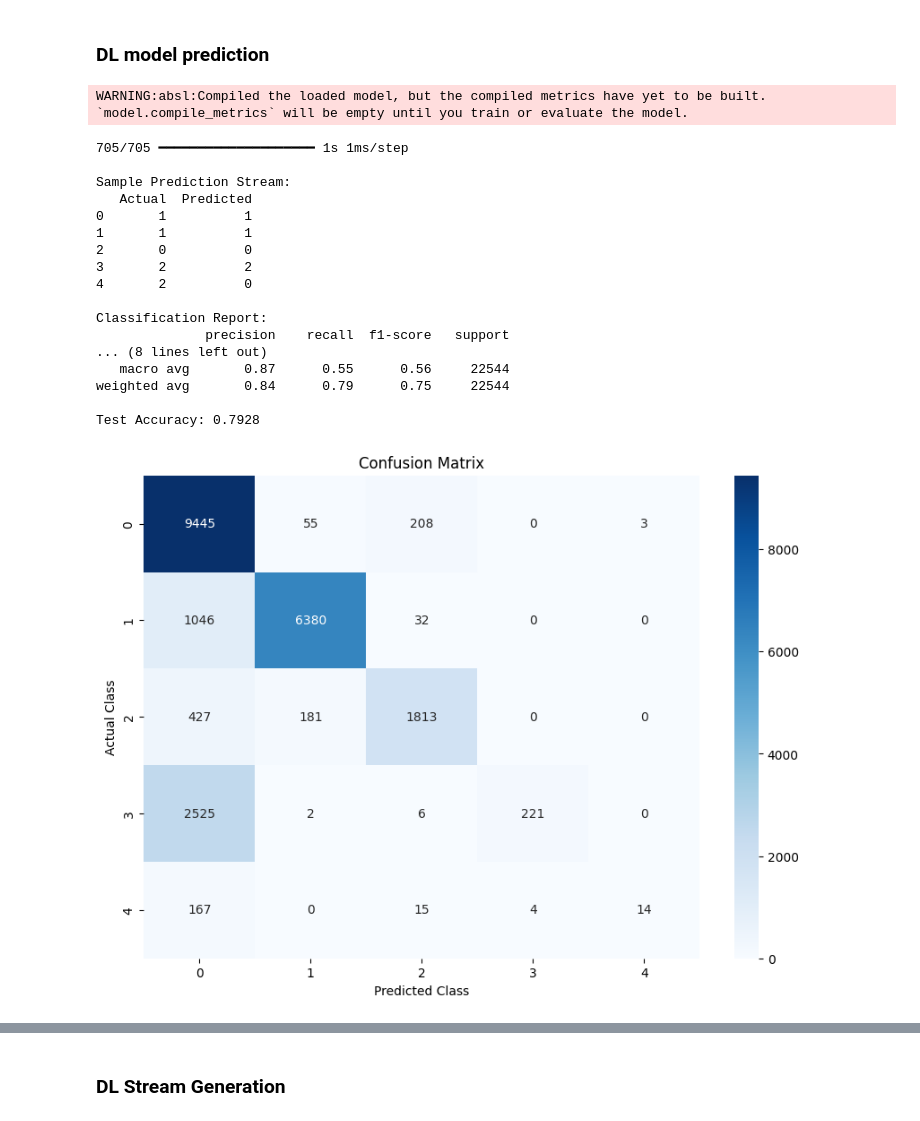
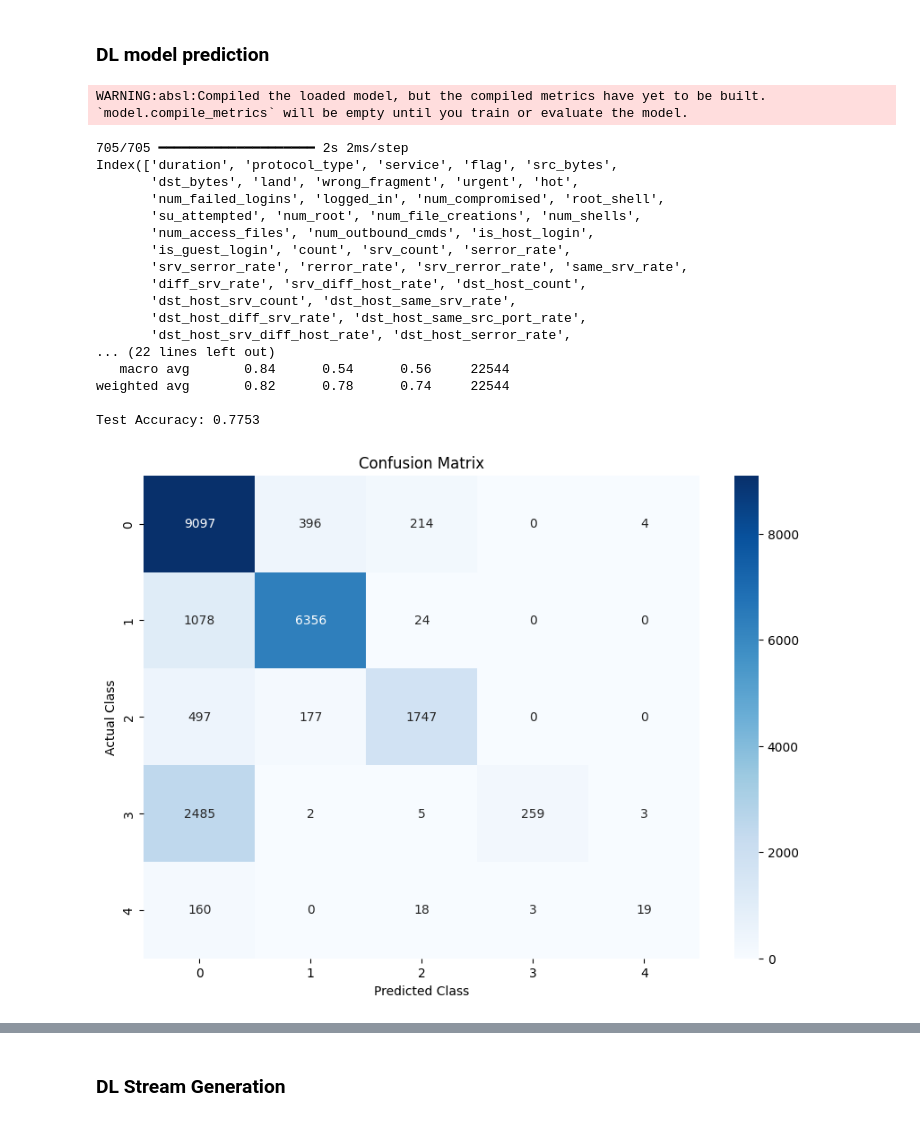
Before and after one commit to ksahil22/smart-intrusion-detection-system, a Jupyter notebook: AI_IDS.ipynb, the cells around one changed output, grey strips where cells are left out. Cells and saved outputs as stored; diff of their text form; code cells hidden in the pictures.

```diff
--- a/AI_IDS.ipynb
+++ b/AI_IDS.ipynb
@@ -8,12 +8,14 @@ import numpy as np
 from sklearn.preprocessing import LabelEncoder, StandardScaler
 from sklearn.model_selection import train_test_split
 
-TRAIN_PATH = '/content/KDDTrain+.txt'
-TEST_PATH  = '/content/KDDTest+.txt'
+TRAIN_PATH = 'datasets/KDDTrain+.txt'
+TEST_PATH  = 'datasets/KDDTest+.txt'
 
+kdd_train = pd.read_csv(TRAIN_PATH, header=None)
+kdd_test = pd.read_csv(TEST_PATH,  header=None)
 
-raw_train = pd.read_csv(TRAIN_PATH, header=None)
-raw_test  = pd.read_csv(TEST_PATH,  header=None)
+raw_train = kdd_train
+raw_test  = kdd_test
 
 print("Raw train shape:", raw_train.shape)
 print("Raw test shape: ", raw_test.shape)
@@ -648,11 +651,26 @@ from tensorflow.keras.models import load_model
 from sklearn.metrics import classification_report, confusion_matrix, accuracy_score
 
 # Load the saved model
-model = load_model('/content/final_kdd_dl_model.h5')
+model = load_model('models/kdd/kdd_dl_model.h5')
 
 # Predict on test data
 y_pred_probs = model.predict(X_test)
 y_pred = np.argmax(y_pred_probs, axis=1)
+print(kdd_test.columns)
+convert_to_csv = pd.DataFrame({
+    'Protocol': kdd_test['protocol_type'],
+    'Service': kdd_test['service'],
+    'Prediction': y_pred
+})
+prediction_map = {
+    0: 'Normal',
+    1: 'DoS',
+    2: 'Probe',
+    3: 'R2L',
+    4: 'U2R'
+}
+convert_to_csv['Prediction'] = convert_to_csv['Prediction'].map(prediction_map)
+convert_to_csv.to_csv('models/cleaned_data/streaming.csv')
 
 # Create Prediction Stream (DataFrame)
 prediction_stream = pd.DataFrame({
@@ -663,47 +681,47 @@ print("\nSample Prediction Stream:")
 print(prediction_stream.head())
 
 # Evaluation Metrics
 print("\nClassification Report:")
 print(classification_report(y_test, y_pred))
 
 accuracy = accuracy_score(y_test, y_pred)
 print(f"Test Accuracy: {accuracy:.4f}")
 
 # Confusion Matrix
 conf_mat = confusion_matrix(y_test, y_pred)
 plt.figure(figsize=(10, 7))
 sns.heatmap(conf_mat, annot=True, fmt='d', cmap='Blues')
 plt.title('Confusion Matrix')
 plt.xlabel('Predicted Class')
 plt.ylabel('Actual Class')
 plt.show()
 
 # Optional: Scatter Plot of Prediction Stream
 plt.figure(figsize=(12, 5))
 plt.scatter(range(len(y_test)), y_test, label='Actual', alpha=0.6, s=10)
 plt.scatter(range(len(y_pred)), y_pred, label='Predicted', alpha=0.6, s=10)
 plt.legend()
 plt.title("Actual vs Predicted Labels (Scatter Plot)")
 plt.xlabel("Sample Index")
 plt.ylabel("Class")
 plt.show()
 # %% [output]
 WARNING:absl:Compiled the loaded model, but the compiled metrics have yet to be built. `model.compile_metrics` will be empty until you train or evaluate the model.
-705/705 ━━━━━━━━━━━━━━━━━━━━ 1s 1ms/step
+705/705 ━━━━━━━━━━━━━━━━━━━━ 2s 2ms/step
+Index(['duration', 'protocol_type', 'service', 'flag', 'src_bytes',
+       'dst_bytes', 'land', 'wrong_fragment', 'urgent', 'hot',
+       'num_failed_logins', 'logged_in', 'num_compromised', 'root_shell',
+       'su_attempted', 'num_root', 'num_file_creations', 'num_shells',
+       'num_access_files', 'num_outbound_cmds', 'is_host_login',
+       'is_guest_login', 'count', 'srv_count', 'serror_rate',
+       'srv_serror_rate', 'rerror_rate', 'srv_rerror_rate', 'same_srv_rate',
+       'diff_srv_rate', 'srv_diff_host_rate', 'dst_host_count',
+       'dst_host_srv_count', 'dst_host_same_srv_rate',
+       'dst_host_diff_srv_rate', 'dst_host_same_src_port_rate',
+       'dst_host_srv_diff_host_rate', 'dst_host_serror_rate',
+... (22 lines left out)
+   macro avg       0.84      0.54      0.56     22544
+weighted avg       0.82      0.78      0.74     22544
 
-Sample Prediction Stream:
-   Actual  Predicted
-0       1          1
-1       1          1
-2       0          0
-3       2          2
-4       2          0
-
-Classification Report:
-              precision    recall  f1-score   support
-... (8 lines left out)
-   macro avg       0.87      0.55      0.56     22544
-weighted avg       0.84      0.79      0.75     22544
-
-Test Accuracy: 0.7928
+Test Accuracy: 0.7753
-[figure, old version]
+[figure, new version]
```
Also changed, not shown: parts of 6 cells of this notebook, 3 other files.
